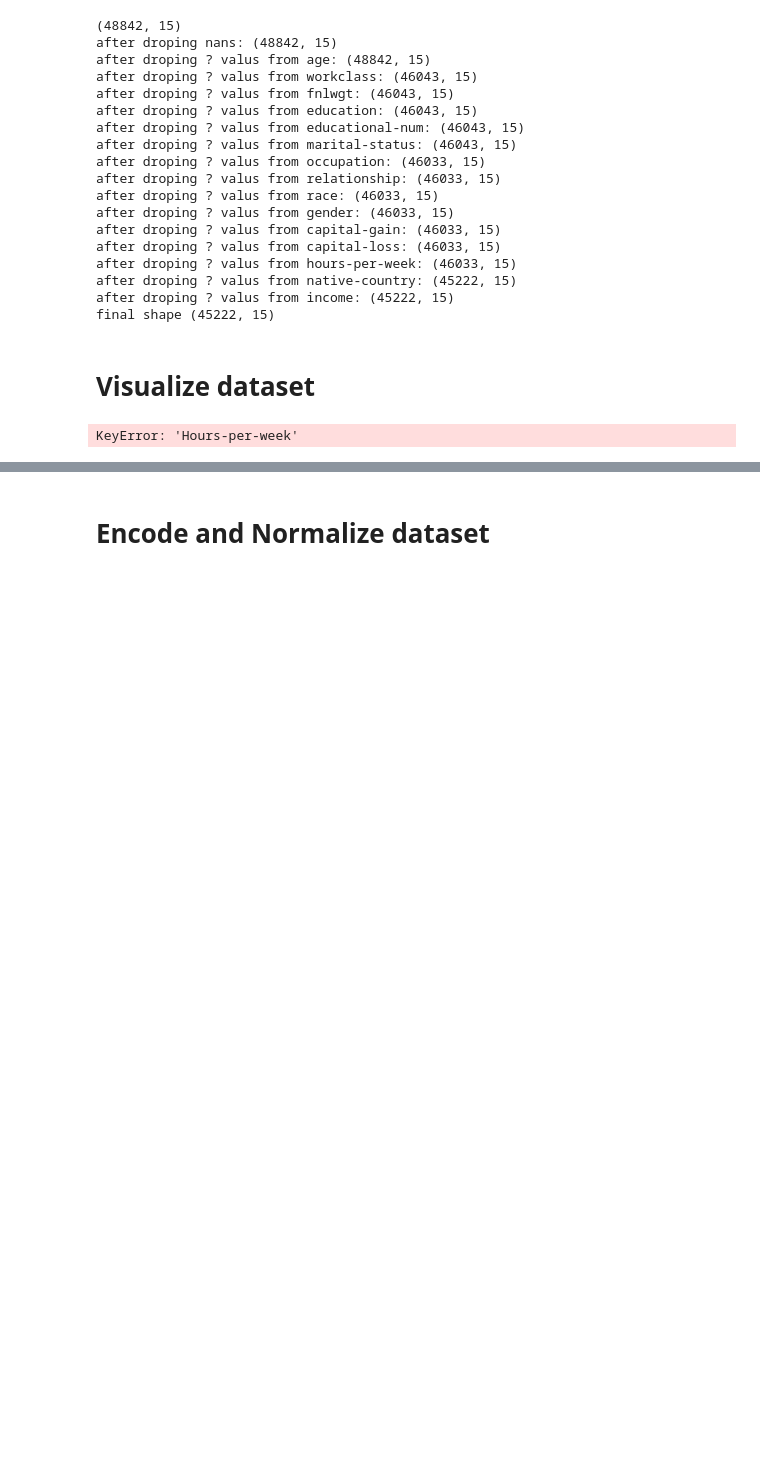
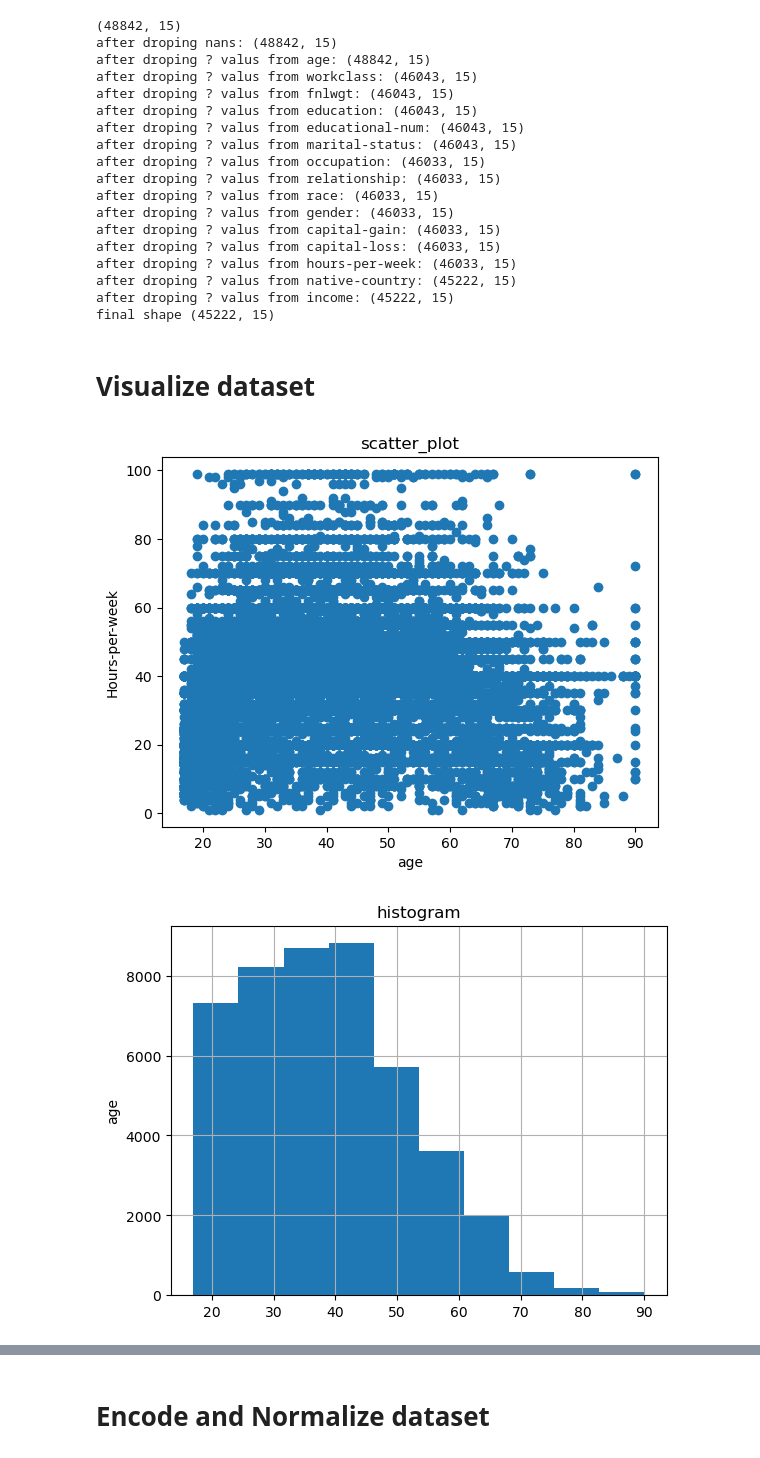
Before and after one commit to Abtinz/Machine-Learning-with-Python, a Jupyter notebook: DataMining/Data-PCA-Preprocessing/DM-Project1.ipynb, the cells around one changed output, grey strips where cells are left out. Saved outputs shown, nothing was run; the diff lists cells and outputs as text; code cells hidden in the pictures; blank space fills up the shorter version.

```diff
--- a/DataMining/Data-PCA-Preprocessing/DM-Project1.ipynb
+++ b/DataMining/Data-PCA-Preprocessing/DM-Project1.ipynb
@@ -97,45 +97,34 @@ final shape (45222, 15)
 # %%
 # Visualize the dataset using scatter plots, histograms, box plots, and pair plots to understand the data distribution, identify outliers, and detect patterns.
 
 
 # Scatter plot for Age vs Hours-per-week
 
 # your code here:
 
 plt.scatter(df.age,df["hours-per-week"] )
-plt.xlabel("age")
-plt.ylabel("Hours-per-week");
-
-plt.show()
+plt.title("scatter_plot");plt.xlabel("age");plt.ylabel("Hours-per-week");plt.show();
 
 
 
 
 # Histogram for distribution of age distribution
 
 # your code here:
 
-?
+histogram_values = df.age
+histogram_values.hist()
+plt.title("histogram");plt.ylabel("age");plt.show();
 
-plt.show()
-
-
-
-# Box plot for age to see outliers
-
-# your code here:
-
-?
-
-plt.show()
 
 
 # Pair plot for Age, education-num, and hours-per-week
 
 # your code here:
 
 ?
 
 plt.show()
 # %% [output]
-KeyError: 'Hours-per-week'
+[figure, added]
+[figure, added]
```
Also changed, not shown: parts of 1 cell of this notebook.
